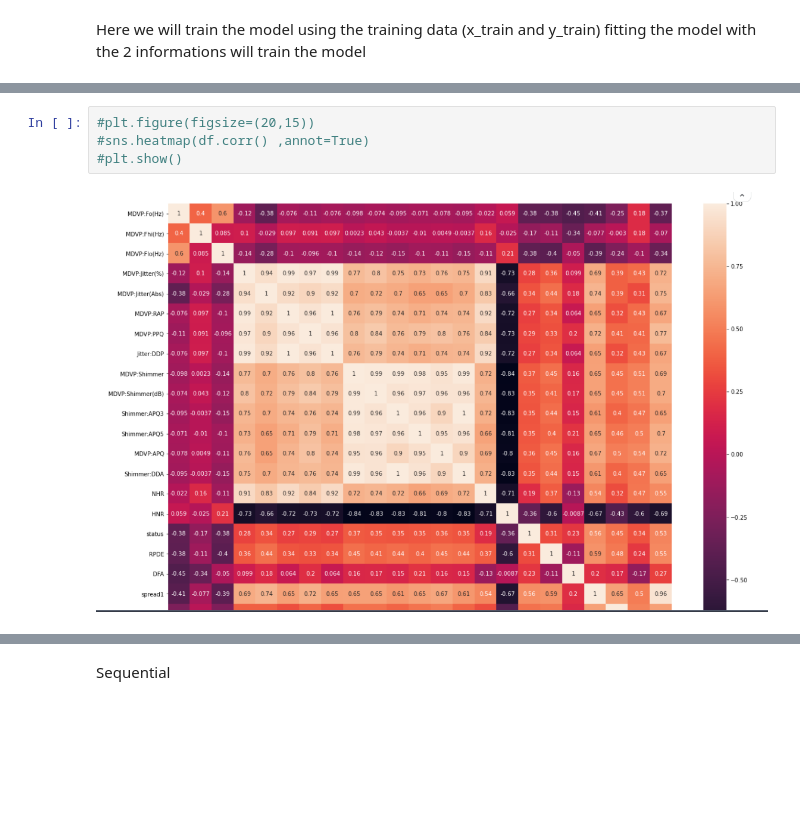
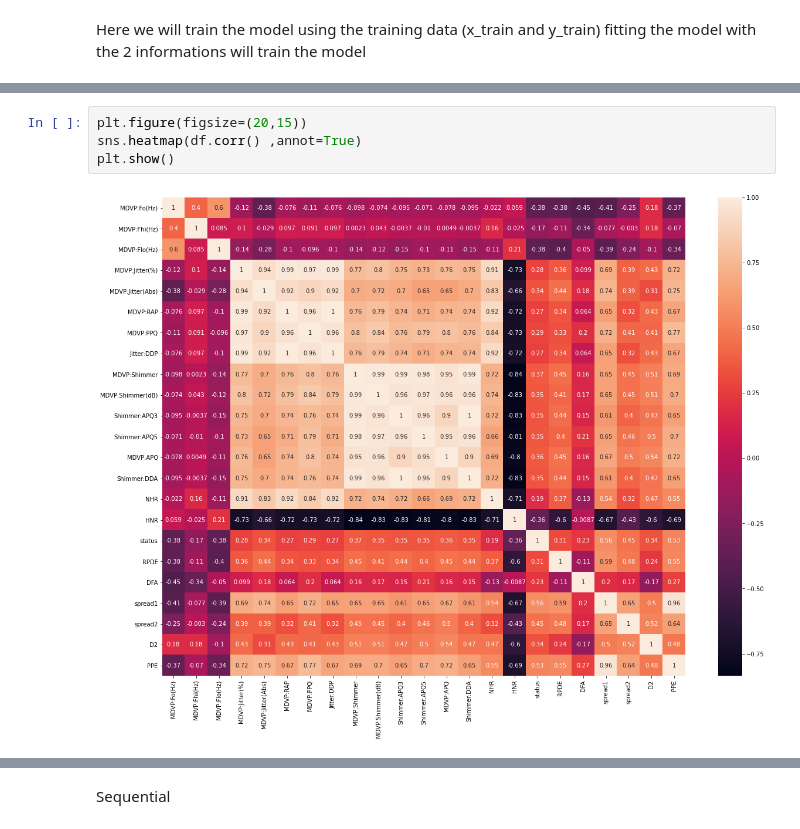
Before and after one commit to j97kang/Parkinsons, a Jupyter notebook: parkinsondisease.ipynb, the cells around one changed output, grey strips where cells are left out. Saved outputs shown, nothing was run; the diff lists cells and outputs as text; blank space fills up the shorter version.

```diff
--- a/parkinsondisease.ipynb
+++ b/parkinsondisease.ipynb
@@ -135,9 +131,9 @@ fitting the model with the 2 informations will train the model
 # %%
-#plt.figure(figsize=(20,15))
-#sns.heatmap(df.corr() ,annot=True)
-#plt.show()
+plt.figure(figsize=(20,15))
+sns.heatmap(df.corr() ,annot=True)
+plt.show()
+# %% [output]
+[figure, added]
-# %% [markdown]
-![image.png](attachment:image.png)
 # %%
 #train the model using the XGB classifier
 model = XGBClassifier()
```
Also changed, not shown: parts of 23 cells of this notebook.
